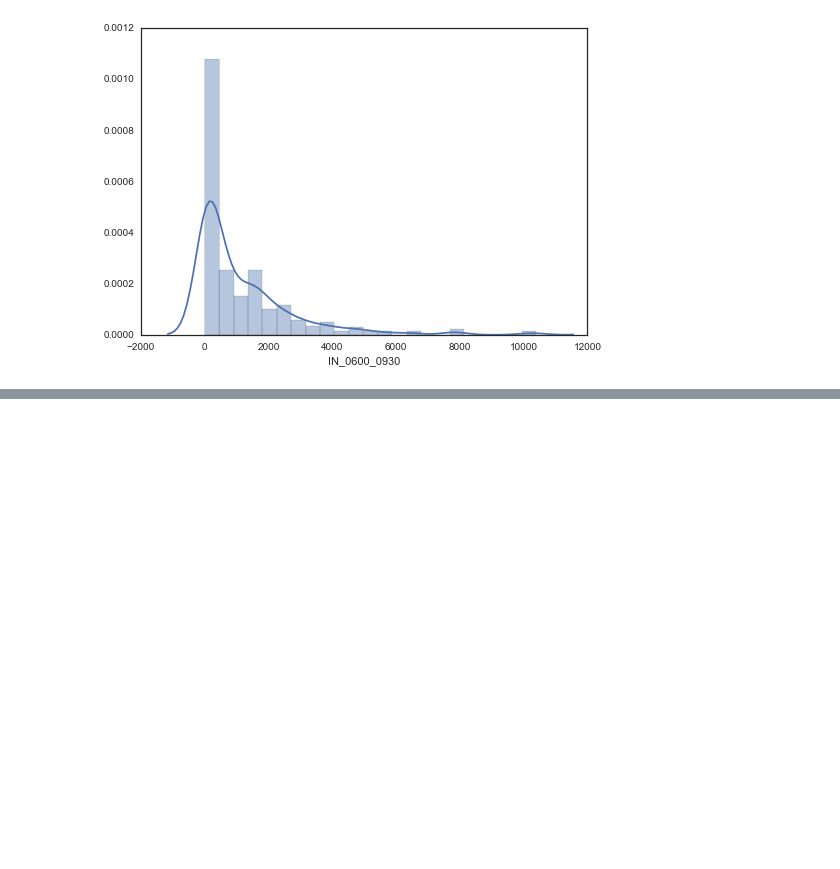
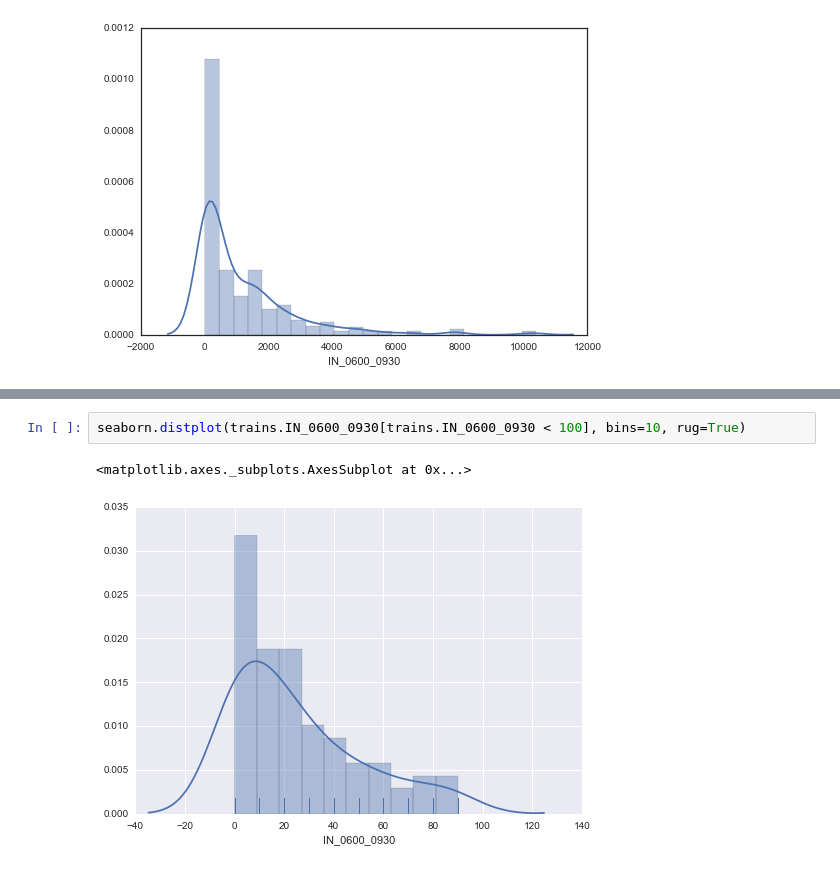
Before and after one commit to ByronAllen/dsi1, a Jupyter notebook: notebooks/Seaborn.ipynb, the cells around one changed output, grey strips where cells are left out. Cells and saved outputs as stored; diff of their text form; blank space fills up the shorter version.

```diff
--- a/notebooks/Seaborn.ipynb
+++ b/notebooks/Seaborn.ipynb
@@ -71,0 +79,5 @@ NameError: name 'seaborn' is not defined
+# %%
+seaborn.distplot(trains.IN_0600_0930[trains.IN_0600_0930 < 100], bins=10, rug=True)
+# %% [output]
+<matplotlib.axes._subplots.AxesSubplot at 0x...>
+[figure, added]
```
Also changed, not shown: parts of 52 cells of this notebook, 3 other files.
